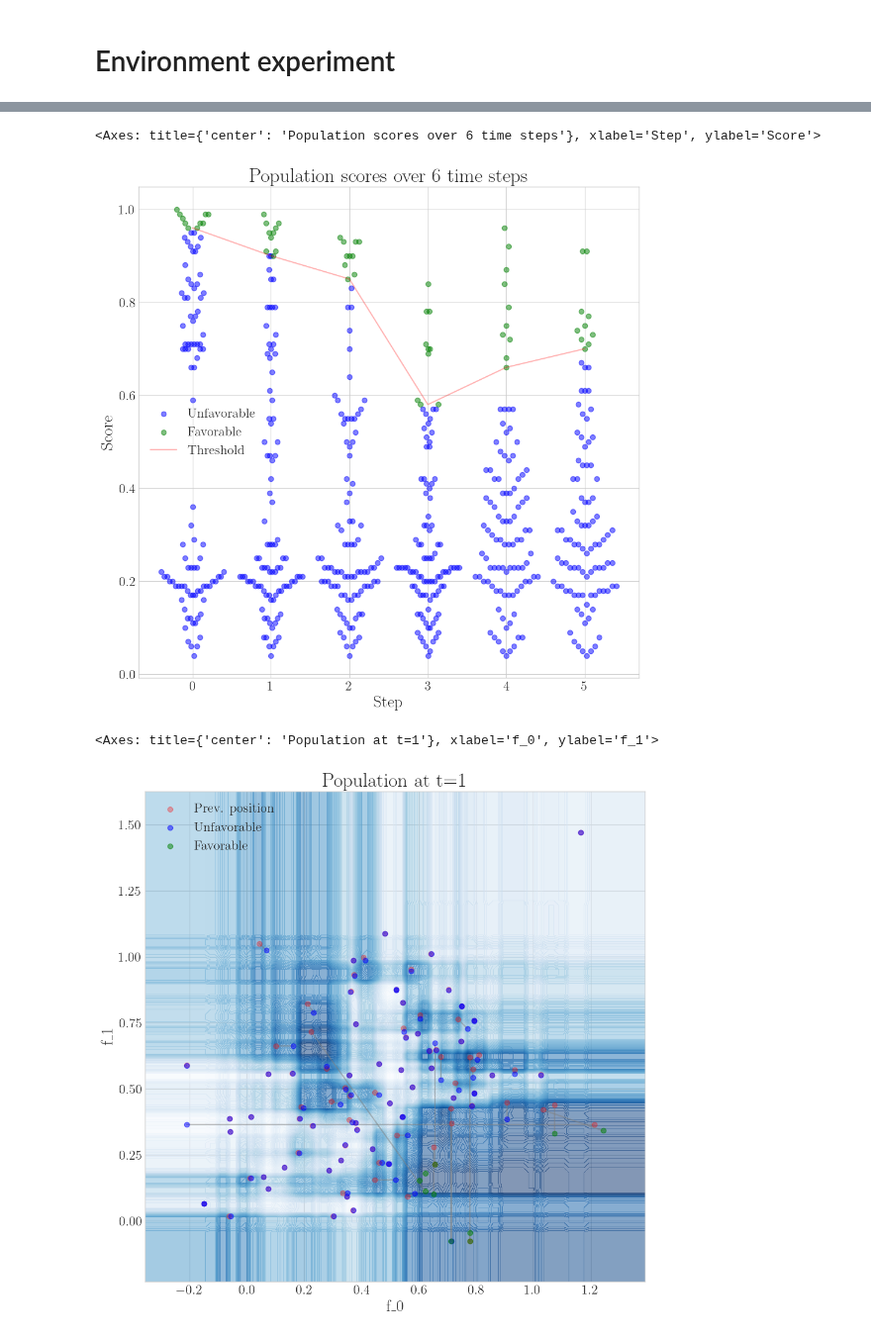
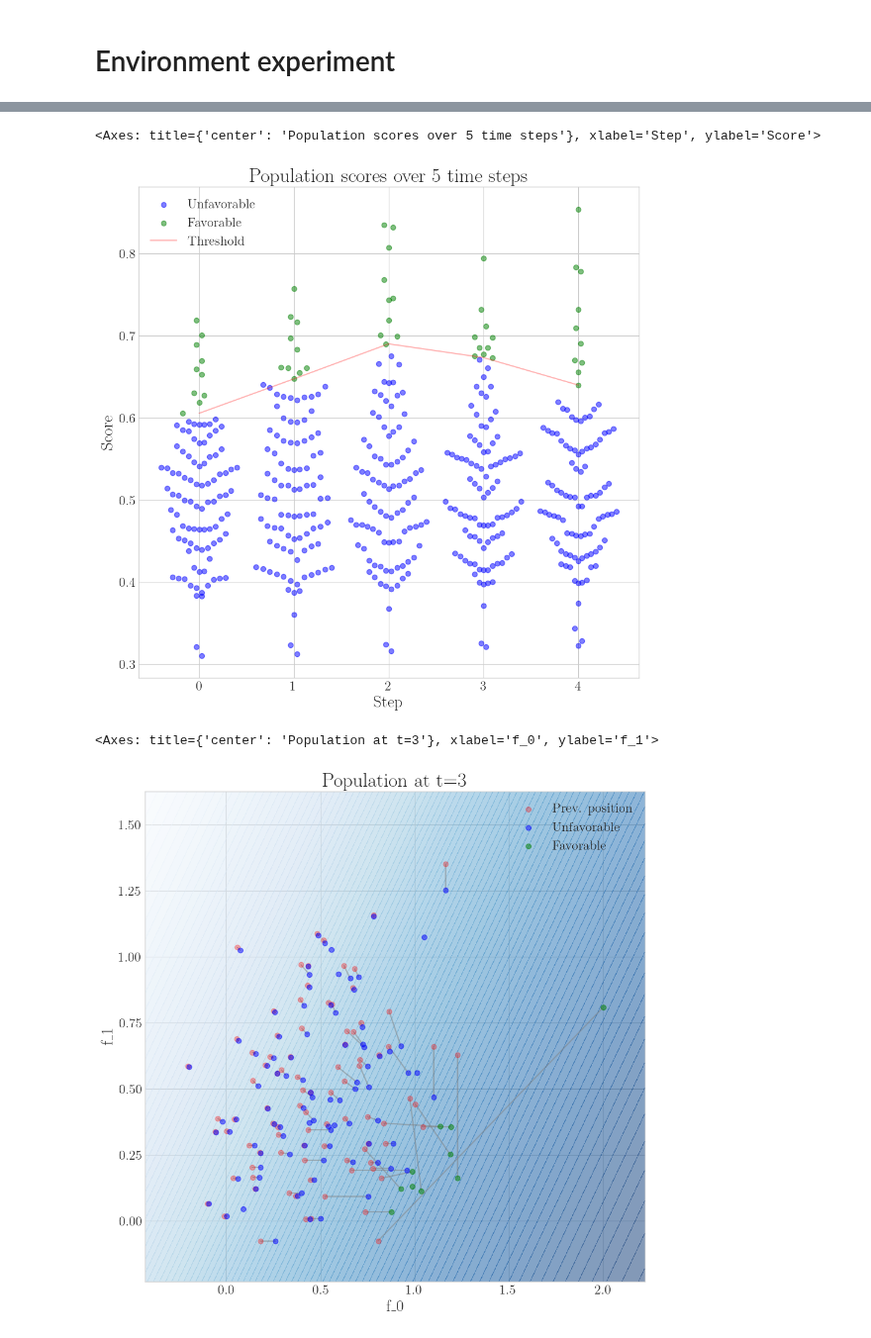
Before and after one commit to joaopfonseca/recourse-over-time, a Jupyter notebook: notebooks/4.0-dice-recourse.ipynb, the cells around one changed output, grey strips where cells are left out. Shown at 99% size. Cells and saved outputs as stored; diff of their text form; code cells hidden in the pictures.

```diff
--- a/notebooks/4.0-dice-recourse.ipynb
+++ b/notebooks/4.0-dice-recourse.ipynb
@@ -20,13 +20,13 @@ N_AGENTS = 100
 
 # Environment variables
 N_LOANS = 10  # np.array([20, 1, 10, 30, 0, 5, 50, 10, 40])
-ADAPTATION = .4  # np.array([.2, .1, .3, .25, .1, .4, .05, .05, .2])
+ADAPTATION = .2  # np.array([.2, .1, .3, .25, .1, .4, .05, .05, .2])
 NEW_AGENTS = 10  # np.array([40, 10, 50, 5, 0, 100, 0, 0, 20])
 
 df, y, categorical = generate_synthetic_data(N_AGENTS, N_CONTINUOUS, N_CAT, RNG_SEED)
 
-model = RandomForestClassifier().fit(df, y)
-# model = LogisticRegression().fit(df, y)
+# model = RandomForestClassifier().fit(df, y)
+model = LogisticRegression().fit(df, y)
 # %%
 def data_source_func(n_agents):
     X, _, _ = generate_synthetic_data(
@@ -140,10 +140,10 @@ BaseEnvironment(X=         f_0       f_1
 # %%
 environment.plot.agent_scores()
 # %% [output]
-<Axes: title={'center': 'Population scores over 6 time steps'}, xlabel='Step', ylabel='Score'>
+<Axes: title={'center': 'Population scores over 5 time steps'}, xlabel='Step', ylabel='Score'>
-[figure, old version]
+[figure, new version]
 # %%
-environment.plot.scatter(1)
+environment.plot.scatter(3)
 # %% [output]
-<Axes: title={'center': 'Population at t=1'}, xlabel='f_0', ylabel='f_1'>
+<Axes: title={'center': 'Population at t=3'}, xlabel='f_0', ylabel='f_1'>
-[figure, old version]
+[figure, new version]
```
Also changed, not shown: parts of 5 cells of this notebook, 3 other files.
